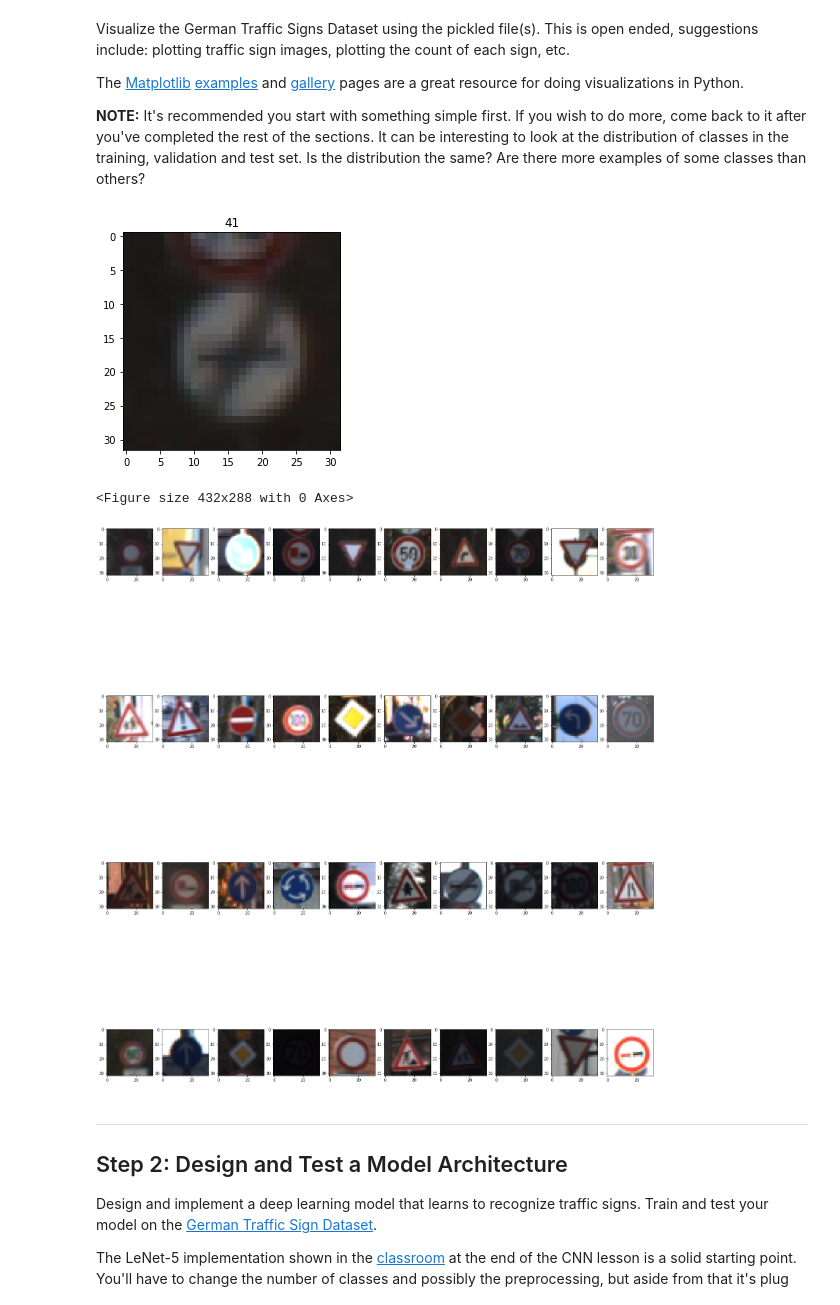
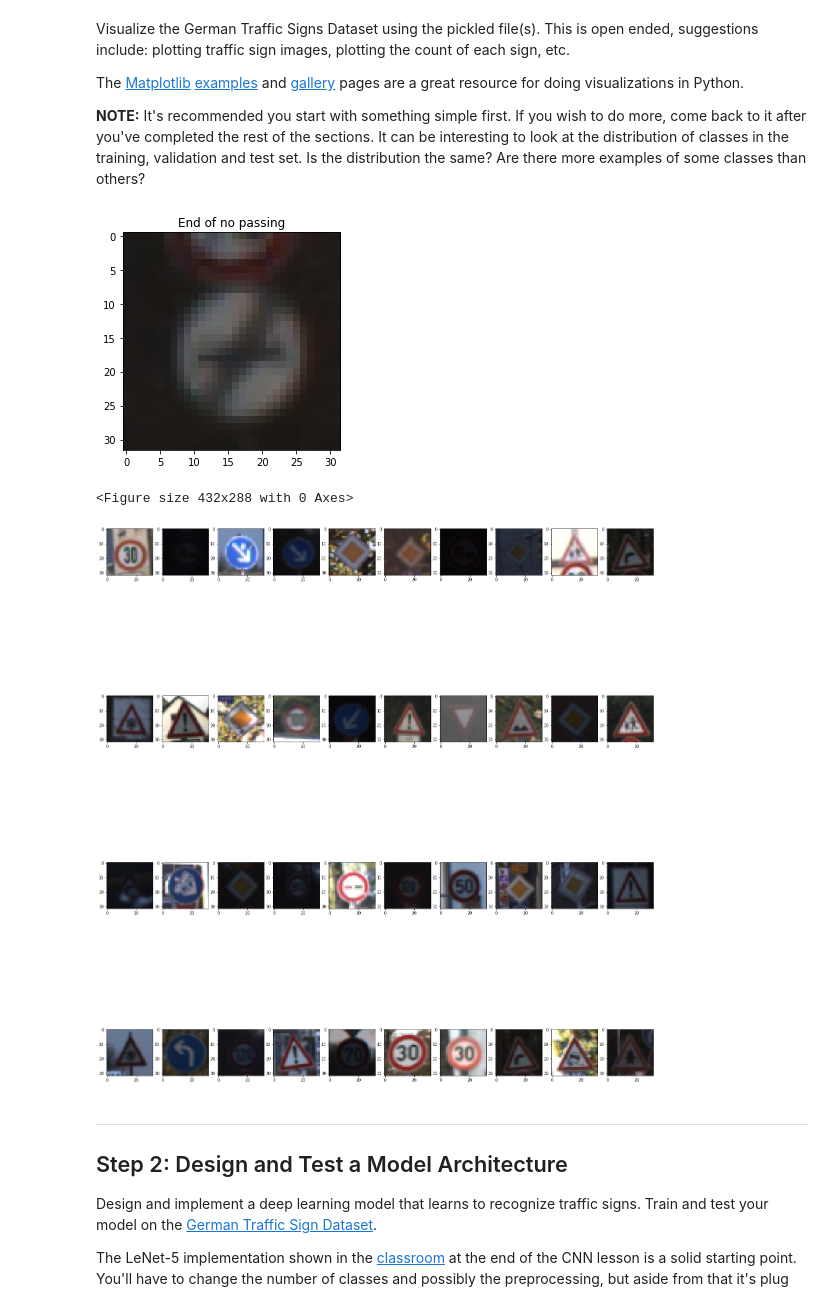
Before and after one commit to srianumakonda/Become-a-Self-Driving-Car-Engineer-Term-1, a Jupyter notebook: CarND-Traffic-Sign-Classifier-Project-master/Traffic_Sign_Classifier.ipynb, the cells around one changed output. Drawn from its saved outputs; the diff is of its cells as text; code cells hidden in the pictures.

```diff
--- a/CarND-Traffic-Sign-Classifier-Project-master/Traffic_Sign_Classifier.ipynb
+++ b/CarND-Traffic-Sign-Classifier-Project-master/Traffic_Sign_Classifier.ipynb
@@ -22,6 +22,7 @@ The [rubric](https://review.udacity.com/#!/rubrics/481/view) contains "Stand Out
 # %%
 # Load pickled data
 import pickle
+import pandas as pd
 
 # TODO: Fill this in based on where you saved the training and testing data
 
@@ -39,3 +40,11 @@ with open(testing_file, mode='rb') as f:
 X_train, y_train = train['features'], train['labels']
 X_val, y_val = valid['features'], valid['labels']
 X_test, y_test = test['features'], test['labels']
+
+
+df = pd.read_csv('signnames.csv')
+sign = list(df['SignName'])
+
+classes = {}
+for i in range(len(sign)):
+    classes[i] = sign[i]
@@ -95,14 +122,14 @@ The [Matplotlib](http://matplotlib.org/) [examples](http://matplotlib.org/exampl
 # %%
 ### Data exploration visualization code goes here.
 ### Feel free to use as many code cells as needed.
 import matplotlib.pyplot as plt
 # Visualizations will be shown in the notebook.
 plt.imshow(X_train[0])
-plt.title(y_train[0])
+plt.title(classes[y_train[0]])
 plt.show()
 %matplotlib inline
 # %% [output]
-[figure, old version]
+[figure, new version]
 # %%
 plt.tight_layout()
 from random import randrange
@@ -121,7 +148,7 @@ for i in range(4):
     a[i][9].imshow(X_train[randrange(n_train)])
 # %% [output]
 <Figure size 432x288 with 0 Axes>
-[figure, old version]
+[figure, new version]
 # %% [markdown]
 ----
 
```
Also changed, not shown: parts of 7 cells of this notebook, 1 other file.
